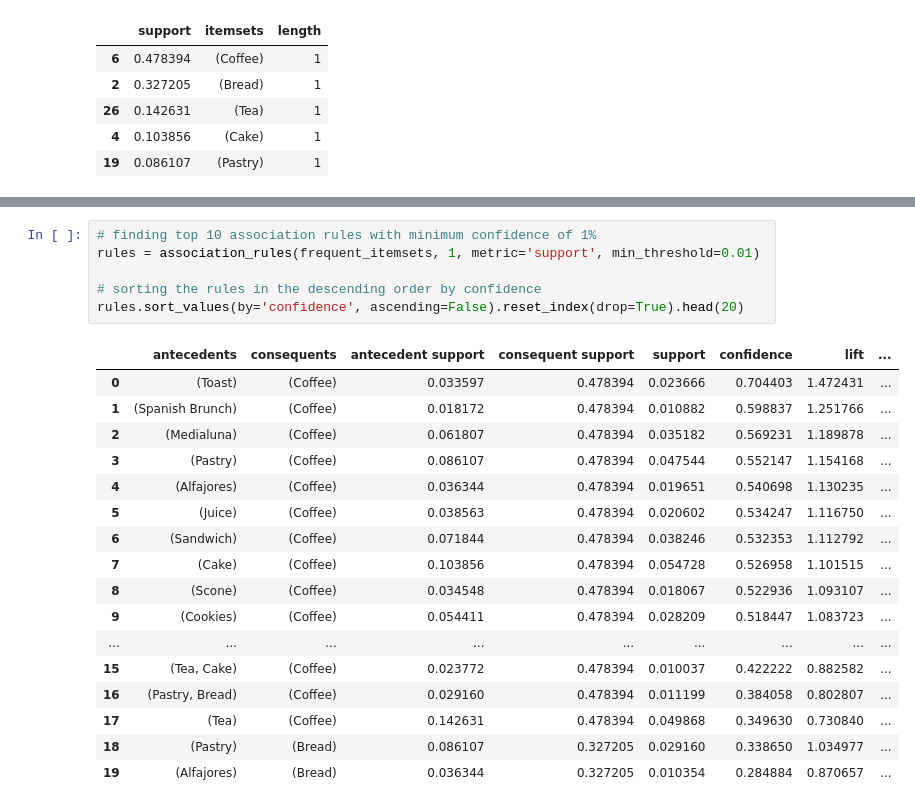
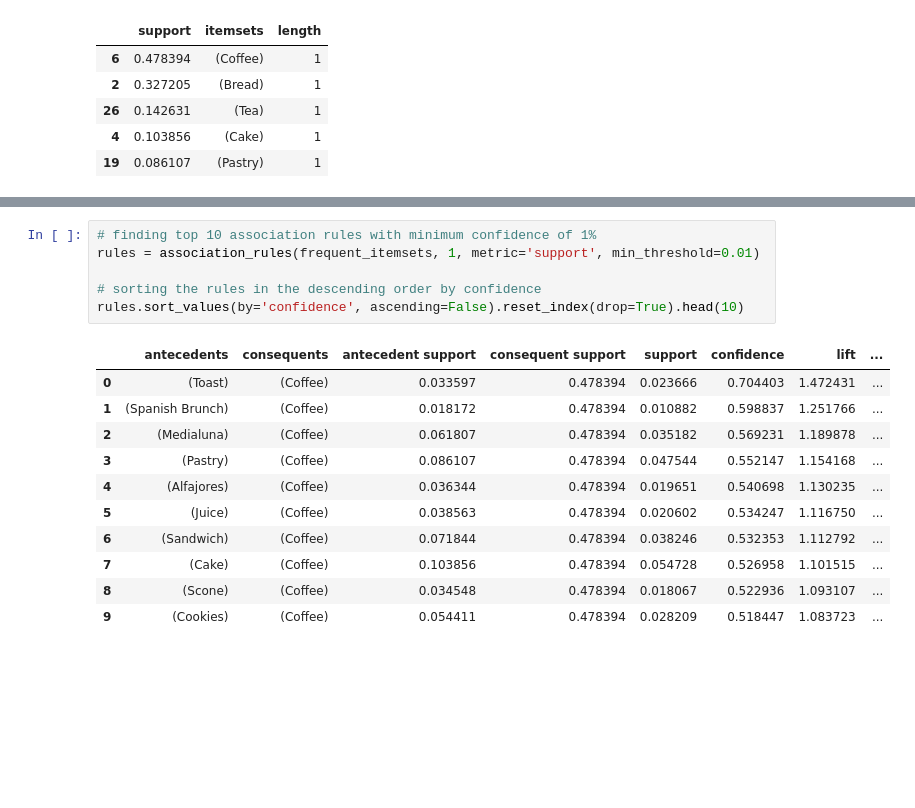
Before and after one commit to SalahKanjo/data-mining-projects, a Jupyter notebook: market-basket-analysis/06_market_basket_analysis.ipynb, the cells around one changed output, grey strips where cells are left out. Saved outputs shown, nothing was run; the diff lists cells and outputs as text; blank space fills up the shorter version.

```diff
--- a/un-education-data-analysis/06_market_basket_analysis.ipynb
+++ b/market-basket-analysis/06_market_basket_analysis.ipynb
@@ -198,27 +199,21 @@ frequent_itemsets[(frequent_itemsets['length'] > 1)].sort_values(by='support', a
 # %%
 # finding top 10 association rules with minimum confidence of 1%
 rules = association_rules(frequent_itemsets, 1, metric='support', min_threshold=0.01)
 
 # sorting the rules in the descending order by confidence
-rules.sort_values(by='confidence', ascending=False).reset_index(drop=True).head(20)
+rules.sort_values(by='confidence', ascending=False).reset_index(drop=True).head(10)
 # %% [output]
 |  | antecedents | consequents | antecedent support | consequent support | support | confidence | lift | ... |
 | 0 | (Toast) | (Coffee) | 0.033597 | 0.478394 | 0.023666 | 0.704403 | 1.472431 | ... |
 | 1 | (Spanish Brunch) | (Coffee) | 0.018172 | 0.478394 | 0.010882 | 0.598837 | 1.251766 | ... |
 | 2 | (Medialuna) | (Coffee) | 0.061807 | 0.478394 | 0.035182 | 0.569231 | 1.189878 | ... |
 | 3 | (Pastry) | (Coffee) | 0.086107 | 0.478394 | 0.047544 | 0.552147 | 1.154168 | ... |
 | 4 | (Alfajores) | (Coffee) | 0.036344 | 0.478394 | 0.019651 | 0.540698 | 1.130235 | ... |
 | 5 | (Juice) | (Coffee) | 0.038563 | 0.478394 | 0.020602 | 0.534247 | 1.116750 | ... |
 | 6 | (Sandwich) | (Coffee) | 0.071844 | 0.478394 | 0.038246 | 0.532353 | 1.112792 | ... |
 | 7 | (Cake) | (Coffee) | 0.103856 | 0.478394 | 0.054728 | 0.526958 | 1.101515 | ... |
 | 8 | (Scone) | (Coffee) | 0.034548 | 0.478394 | 0.018067 | 0.522936 | 1.093107 | ... |
 | 9 | (Cookies) | (Coffee) | 0.054411 | 0.478394 | 0.028209 | 0.518447 | 1.083723 | ... |
-| ... | ... | ... | ... | ... | ... | ... | ... | ... |
-| 15 | (Tea, Cake) | (Coffee) | 0.023772 | 0.478394 | 0.010037 | 0.422222 | 0.882582 | ... |
-| 16 | (Pastry, Bread) | (Coffee) | 0.029160 | 0.478394 | 0.011199 | 0.384058 | 0.802807 | ... |
-| 17 | (Tea) | (Coffee) | 0.142631 | 0.478394 | 0.049868 | 0.349630 | 0.730840 | ... |
-| 18 | (Pastry) | (Bread) | 0.086107 | 0.327205 | 0.029160 | 0.338650 | 1.034977 | ... |
-| 19 | (Alfajores) | (Bread) | 0.036344 | 0.327205 | 0.010354 | 0.284884 | 0.870657 | ... |
 # %%
 # finding association rules with minimum support of 2% and having lift more than 1
 rules[(rules['support'] >= 0.02) &
```
Also changed, not shown: parts of 6 cells of this notebook, 10 other files.
